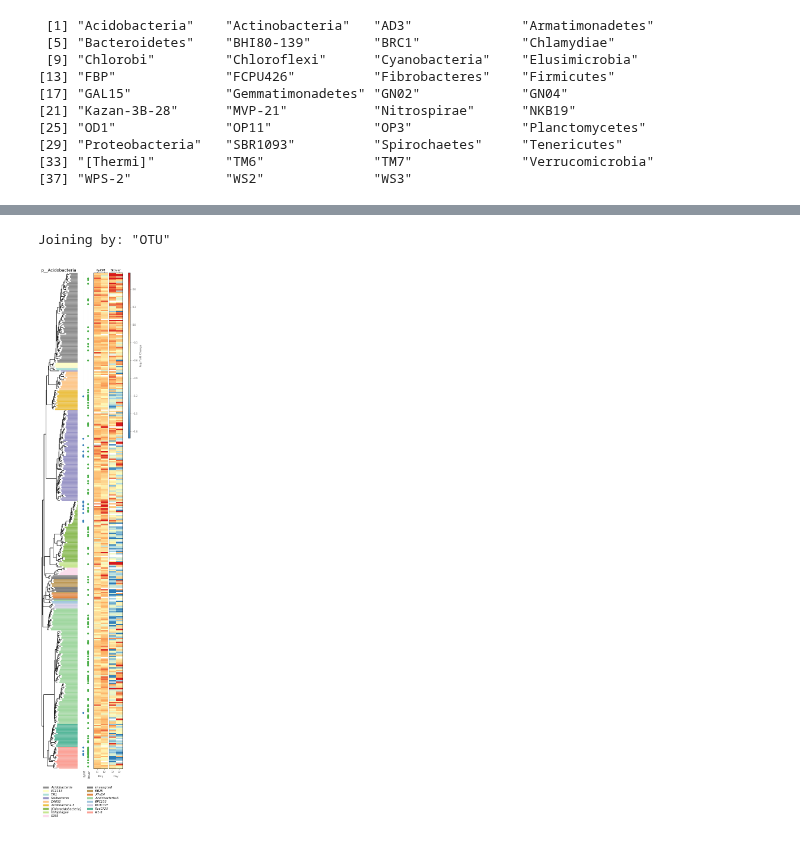
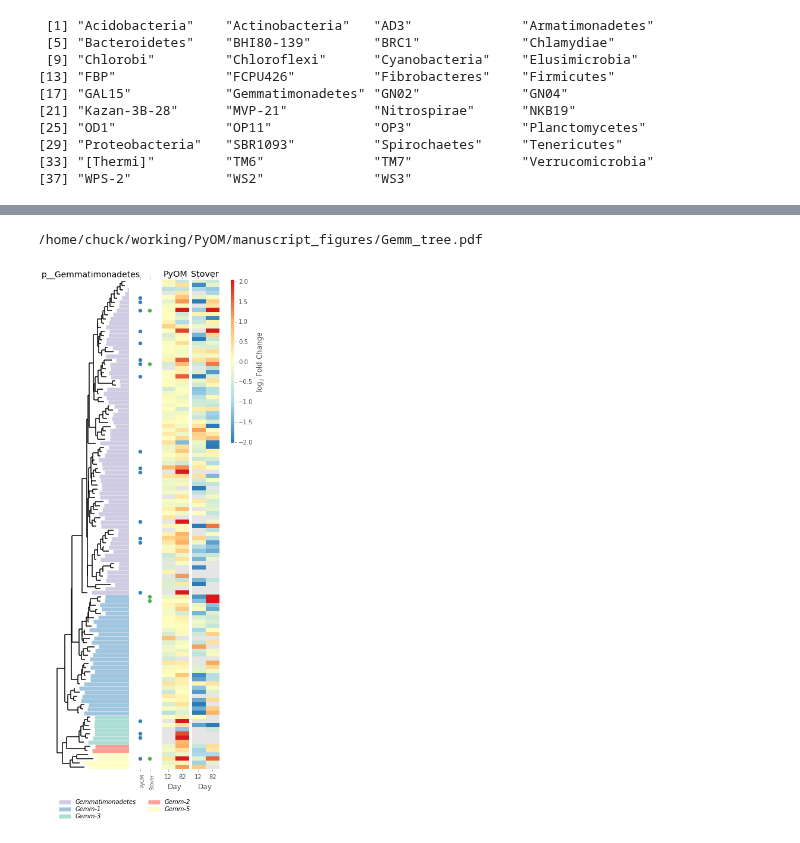
Before and after one commit to TheaWhitman/PyOM, a Jupyter notebook: manuscript_figures/trees.ipynb, the cells around one changed output, grey strips where cells are left out. Saved outputs shown, nothing was run; the diff lists cells and outputs as text; code cells hidden in the pictures.

Commit message:
trees nb update

```diff
--- a/manuscript_figures/trees.ipynb
+++ b/manuscript_figures/trees.ipynb
@@ -35,6 +23,8 @@ The following objects are masked from ‘package:base’:
 # %%
 %%R
-physeq = import_biom("../data/otu_table_tax_no211_meta.biom", "../data/ssu-aln.bacteria.mask.tre", parseFunction = parse_taxonomy_greengenes)
+physeq = import_biom("../data/otu_table_tax_no211_meta.biom",
+                     "../data/ssu-aln.bacteria.mask.tre",
+                     parseFunction = parse_taxonomy_greengenes)
 # %%
 %%R
 t = tax_table(physeq)
@@ -73,15 +63,15 @@ def get_tree_df(physeq_str, OTUs):
     subset_fn_str = "prune_taxa(OTUs, %s)" %physeq_str
     %Rpush subset_fn_str
     %Rpush OTUs
-    %R OTUs = as.character(OTUs)
-    %R ps = eval(parse(text=subset_fn_str))
-    %R tree_dfs = phyloseq:::tree_layout(phy_tree(ps), ladderize="right")
-    %R tax = data.frame(tax_table(ps), stringsAsFactors = FALSE)
-    %R tax$OTU = rownames(tax)
-    %R tax[is.na(tax)] = 'unassigned'
-    %R edge_df = left_join(data.frame(tree_dfs$edgeDT), tax)
-    %R edge_df$OTU = factor(edge_df$OTU)
-    %R vert_df = data.frame(tree_dfs$vertDT)
+    %R -n OTUs = as.character(OTUs)
+    %R -n ps = eval(parse(text=subset_fn_str))
+    %R -n tree_dfs = phyloseq:::tree_layout(phy_tree(ps), ladderize="right")
+    %R -n tax = data.frame(tax_table(ps), stringsAsFactors = FALSE)
+    %R -n tax$OTU = rownames(tax)
+    %R -n tax[is.na(tax)] = 'unassigned'
+    %R -n edge_df = left_join(data.frame(tree_dfs$edgeDT), tax)
+    %R -n edge_df$OTU = factor(edge_df$OTU)
+    %R -n vert_df = data.frame(tree_dfs$vertDT)
     edge_df = com.load_data("edge_df")
     vert_df = com.load_data("vert_df")
     return edge_df, vert_df
@@ -103,10 +93,11 @@ def get_tax_colordict(tip_df, color_rank):
     return color_dict
 
 def get_responders(l2fc_df, amendment):
-    min_padj = l2fc_df[["OTU","padj","Amdmt"]].groupby(["Amdmt","OTU"]).min()
+    tmp1 = l2fc_df[l2fc_df["l2FC"]>0]
+    min_padj = tmp1[["OTU","padj","Amdmt"]].groupby(["Amdmt","OTU"]).min()
     t = min_padj["padj"]
-    tmp = t[amendment]
-    rsp = tmp[tmp<0.10].index.tolist()
+    tmp2 = t[amendment]
+    rsp = tmp2[tmp2<0.10].index.tolist()
     return rsp
 
 def make_tree_fig(taxon, taxon_rank, color_rank, l2fc_fp, physeq_str, lw_tax = 3, leg_spacing = 0.25,
@@ -222,8 +221,8 @@ def make_tree_fig(taxon, taxon_rank, color_rank, l2fc_fp, physeq_str, lw_tax = 3
 # %%
-make_tree_fig("p__Acidobacteria", "Rank2", "Class", "../data/l2fc_w_tax.csv", "physeq",
-              save_fn = "Gemm_tree.pdf", lw_tax = 1, leg_spacing = 0.03,
-              #save_fn = None, lw_tax = 1, leg_spacing = 0.05,
+make_tree_fig("p__Gemmatimonadetes", "Rank2", "Class", "../data/l2fc_w_tax.csv", "physeq",
+              save_fn = "Gemm_tree.pdf", lw_tax = 1, leg_spacing = 0.05,
               pt_size = 35)
+FileLink("Gemm_tree.pdf")
 # %% [output]
-Joining by: "OTU"
+/home/chuck/working/PyOM/manuscript_figures/Gemm_tree.pdf
-[figure, old version]
+[figure, new version]
```
Also changed, not shown: parts of 4 cells of this notebook, 3 other files.
